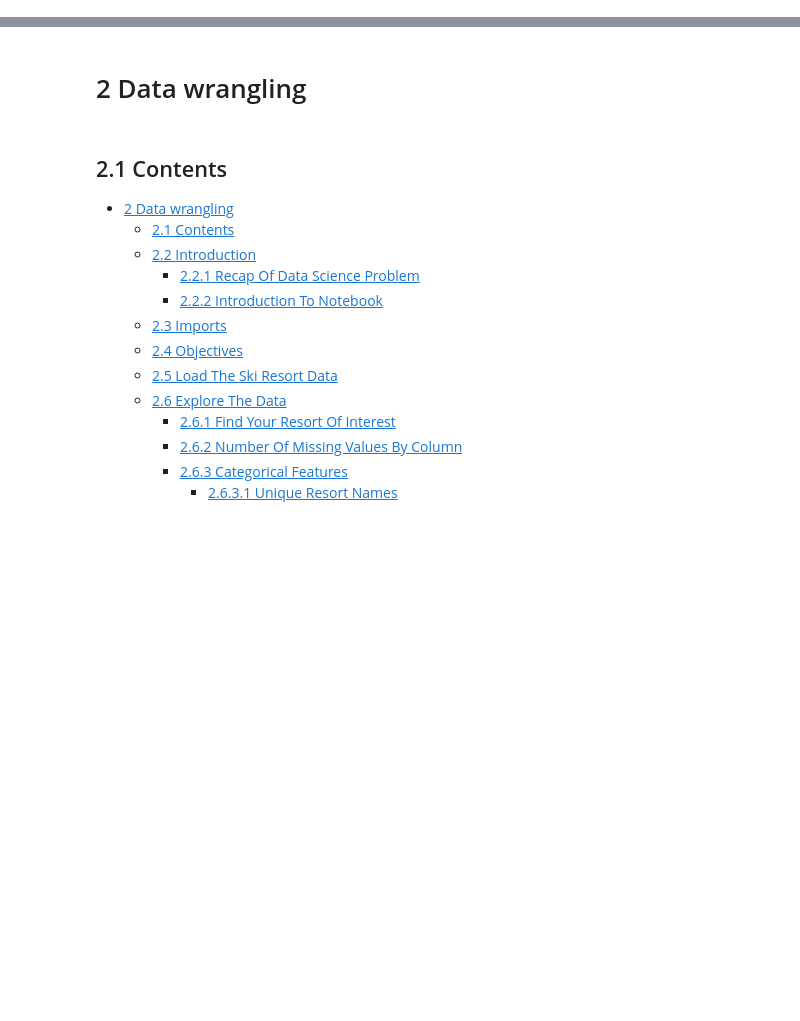
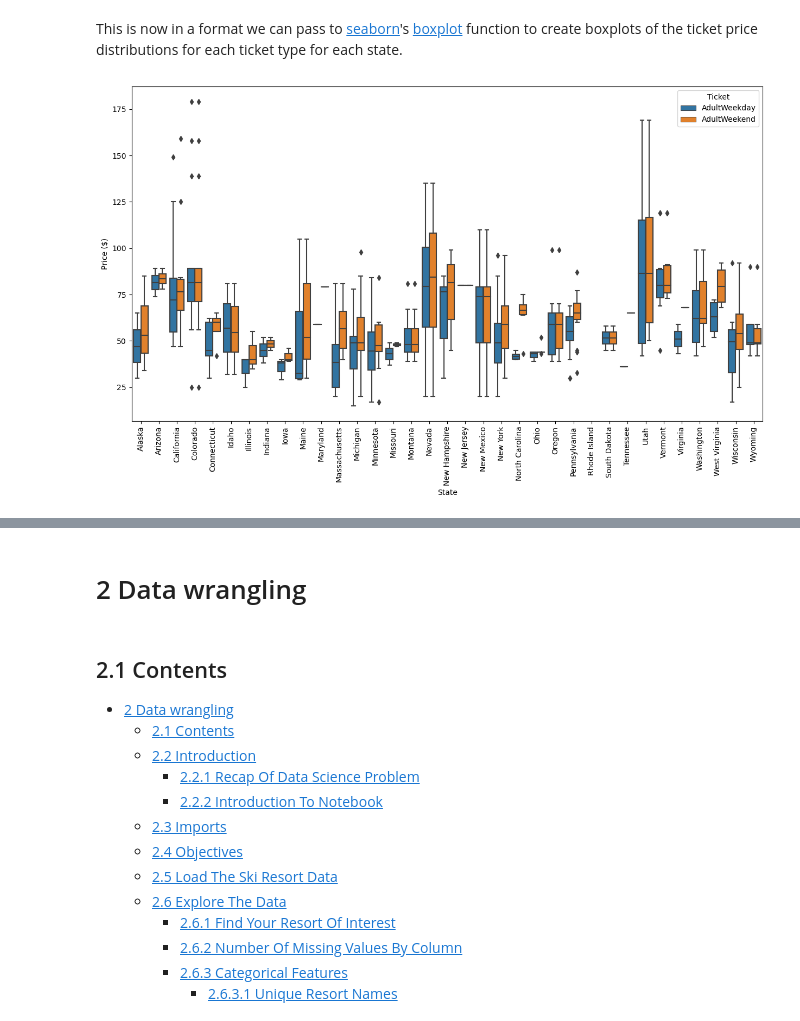
Before and after one commit to springboard-curriculum/DataScienceGuidedCapstone, a Jupyter notebook: Notebooks/Bigmountain_Data_wrangling.ipynb, the cells around one changed output, grey strips where cells are left out. Drawn from its saved outputs; the diff is of its cells as text; code cells hidden in the pictures; blank space fills up the shorter version.

```diff
--- a/Notebooks/Bigmountain_Data_wrangling.ipynb
+++ b/Notebooks/Bigmountain_Data_wrangling.ipynb
@@ -0,0 +414,12 @@
+# %%
+#Code task 15#
+#Use the pd.melt function, pass in the ski_data columns 'state', 'AdultWeekday', and 'Adultweekend' only,
+#specify 'state' for `id_vars`
+#gather the ticket prices from the 'Adultweekday' and 'AdultWeekend' columns using the `value_vars` argument,
+#call the resultant price column 'Price' via the `value_name` argument,
+#name the weekday/weekend indicator column 'Ticket' via the `var_name` argument
+ticket_prices = pd.melt(ski_data[['state', 'AdultWeekday', 'AdultWeekend']],
+                        id_vars='state',
+                        var_name='Ticket',
+                        value_vars=['AdultWeekday', 'AdultWeekend'],
+                        value_name='Price')
@@ -0,0 +435,14 @@
+# %% [markdown]
+This is now in a format we can pass to [seaborn](https://seaborn.pydata.org/)'s [boxplot](https://seaborn.pydata.org/generated/seaborn.boxplot.html) function to create boxplots of the ticket price distributions for each ticket type for each state.
+# %%
+#Code task 16#
+#Create a seaborn boxplot of the ticket price dataframe we created above,
+#with 'state' on the x-axis, 'Price' as the y-value, and a hue that indicates 'Ticket'
+#This will use boxplot's x, y, hue, and data arguments.
+plt.subplots(figsize=(15, 8))
+sns.boxplot(x='state', y='Price', hue='Ticket', data=ticket_prices)
+plt.xticks(rotation='vertical')
+plt.ylabel('Price ($)')
+plt.xlabel('State');
+# %% [output]
+[figure, added]
```
Also changed, not shown: parts of 187 cells of this notebook.
